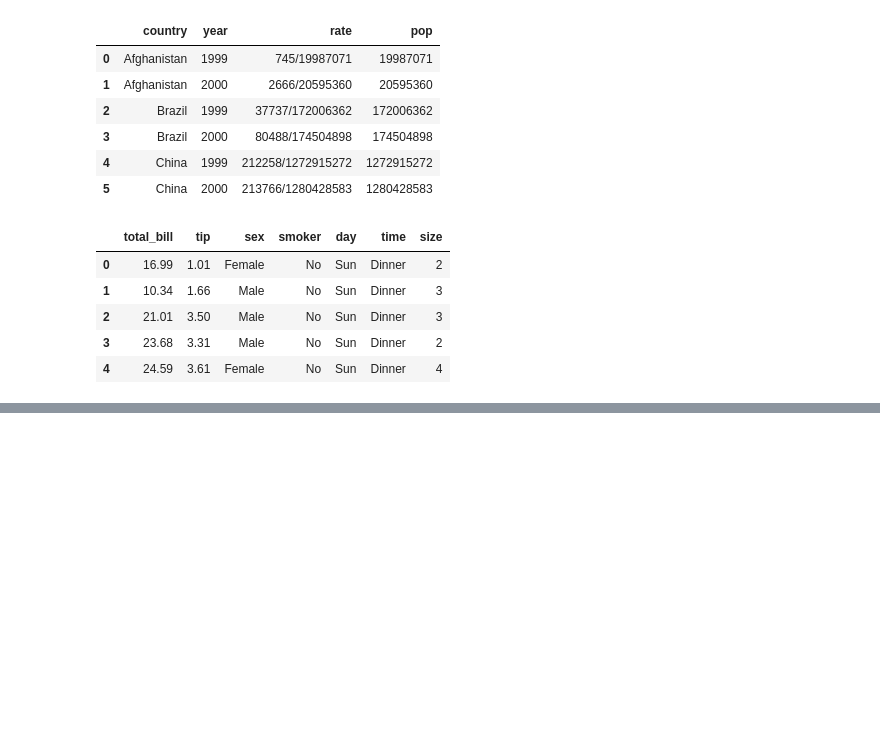
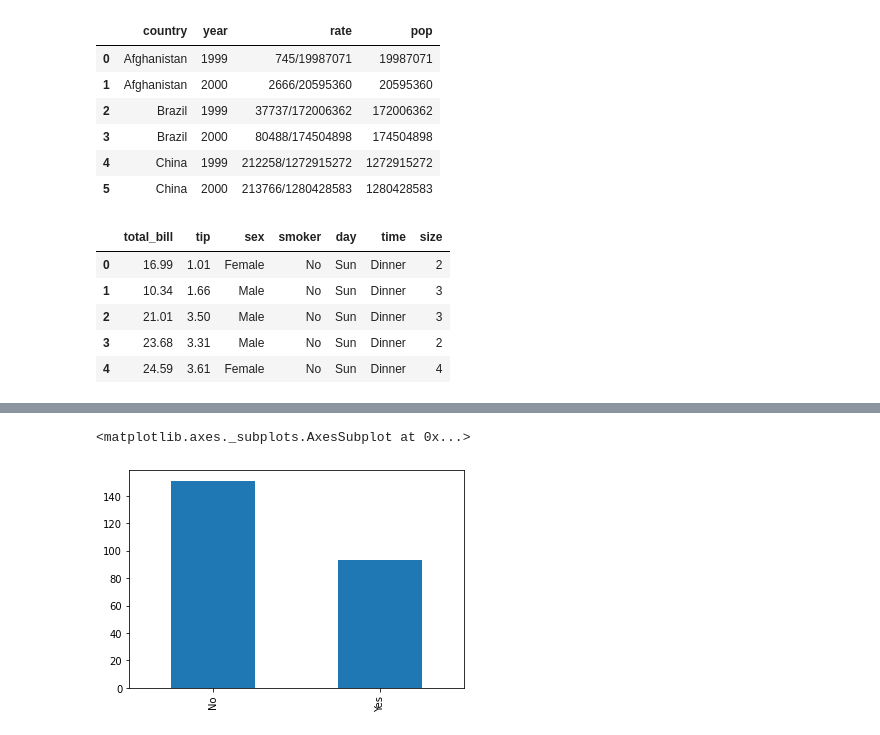
Before and after one commit to dilaraesmer/-Data-Processing-in-Python, a Jupyter notebook: Data_Processing_in_Python.ipynb, the cells around one changed output, grey strips where cells are left out. Cells and saved outputs as stored; diff of their text form; code cells hidden in the pictures; blank space fills up the shorter version.

```diff
--- a/Data_Processing_in_Python.ipynb
+++ b/Data_Processing_in_Python.ipynb
@@ -886,0 +902,5 @@ tips.head()
+# %%
+cts.plot(kind='bar')
+# %% [output]
+<matplotlib.axes._subplots.AxesSubplot at 0x...>
+[figure, added]
```
Also changed, not shown: parts of 5 cells of this notebook.
